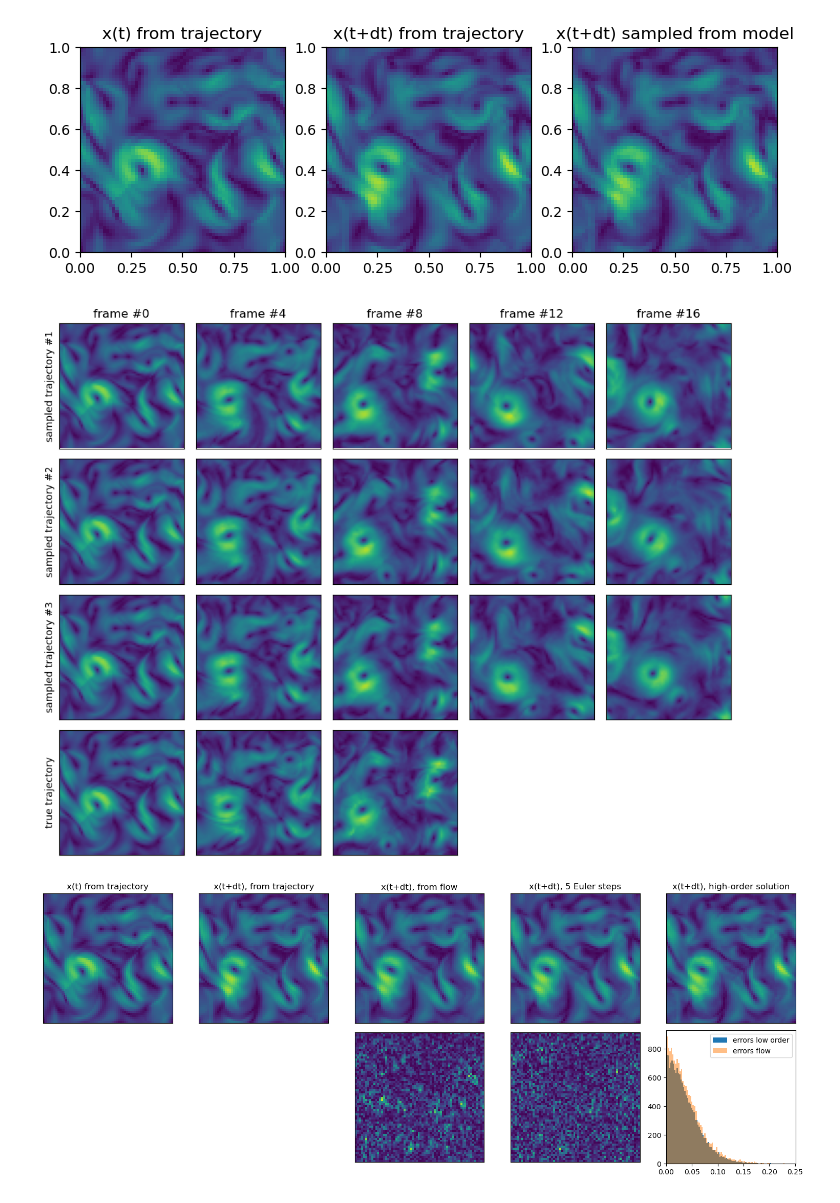
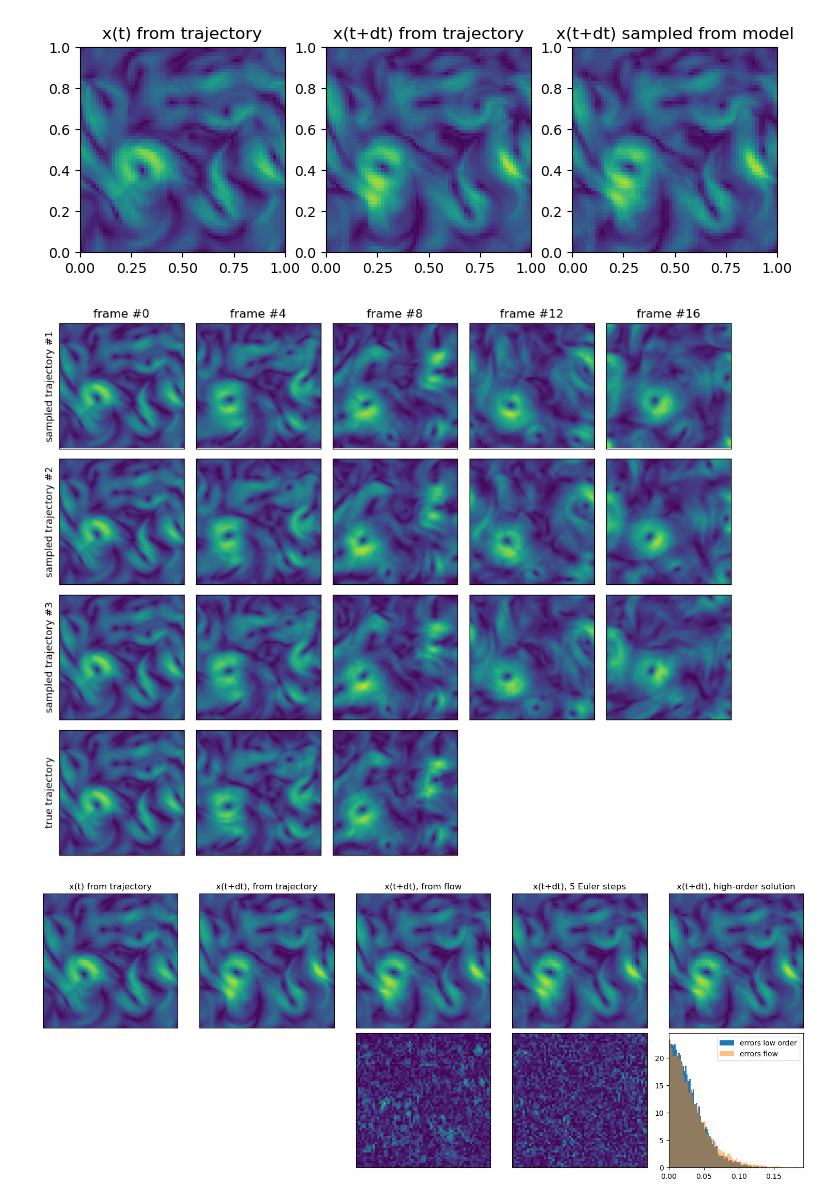
Before and after one commit to graps1/flow-matching-for-time-series, a Jupyter notebook: src/fmfts/experiments/ns2d/visualization.ipynb, the cells around one changed output. Saved outputs shown, nothing was run; the diff lists cells and outputs as text; code cells hidden in the pictures.

Commit message:
single step model for NS2d

```diff
--- a/src/fmfts/experiments/ns2d/visualization.ipynb
+++ b/src/fmfts/experiments/ns2d/visualization.ipynb
@@ -2,8 +2,7 @@
 import torch
 import train_script as ts
 import matplotlib.pyplot as plt
-from fmfts.experiments.ns2d.models import VelocityModelNS2D
-from fmfts.experiments.ns2d.models import FlowModelNS2D
+from fmfts.experiments.ns2d.models import VelocityModelNS2D, FlowModelNS2D, SingleStepModelNS2D
 from fmfts.dataloader.ns2d import DatasetNS2D
 
 torch.set_grad_enabled(False)
@@ -13,6 +12,8 @@ velocity = VelocityModelNS2D(features = ts.features_velocity)
 velocity.load_state_dict(torch.load("trained_models/model_velocity.pt", weights_only=True))
 flow = FlowModelNS2D(velocity_model = velocity, features = ts.features_flow)
 flow.load_state_dict(torch.load("trained_models/model_flow.pt", weights_only=True))
+single_step = SingleStepModelNS2D(velocity_model = velocity, features = ts.features_single_step)
+single_step.load_state_dict(torch.load("trained_models/model_single_step.pt", weights_only=True))
 dataset_test = DatasetNS2D(mode = "test")
 # %%
 # demonstrates how one can predict a single sample
@@ -40,8 +41,9 @@ y = dataset_test.get(0, 0, sequence_len=10)
 xs = torch.empty(n_predictions, n_trajectories, *y.shape[1:])
 xs[0,:] = y[0].clone()
 for k in range(n_predictions-1):
-    # xs[k+1] = velocity.sample(xs[k], steps=2, method="euler")
-    xs[k+1] = flow.sample(xs[k], steps=1)
+    # xs[k+1] = velocity.sample(xs[k], steps=10, method="midpoint")
+    # xs[k+1] = flow.sample(xs[k], steps=1)
+    xs[k+1] = single_step.sample(xs[k])
 
 # plotting
 n_plots   = 5
@@ -70,47 +72,48 @@ ax[-1, 0].set_ylabel("true trajectory")
 plt.tight_layout()
 plt.show()
 # %% [output]
-[figure, old version]
+[figure, new version]
 # %%
 # demonstrates how one can predict a single sample
 y = dataset_test.get(0, 0, sequence_len=1)
 x = dataset_test.get(0, 1, sequence_len=1)
 x0 = flow.p0.sample(y.shape).to("cuda")
-x_pred_f = flow.sample(y, steps=1, x0=x0)
-x_pred_v_lo = flow.v.sample(y, steps=5 , x0=x0, method="euler")
-x_pred_v_ho = flow.v.sample(y, steps=50, x0=x0, method="midpoint")
+# x_pred_f = flow.sample(y, steps=2, x0=x0)
+x_pred_f = single_step.sample(y, x0=x0)
+x_pred_v_lo = flow.v.sample(y, steps= 7, x0=x0, method="euler")
+x_pred_v_ho = flow.v.sample(y, steps=50, x0=x0, method="rk4")
 
 fig, ax = plt.subplots(2, 5, figsize=(3*5, 3*2))
 dataset_test.plot(y, ax[0,0])
 dataset_test.plot(x, ax[0,1])
 dataset_test.plot(x_pred_f, ax[0,2])
 dataset_test.plot(x_pred_v_lo, ax[0,3])
 dataset_test.plot(x_pred_v_ho, ax[0,4])
 
 error_flow  = (x_pred_f - x_pred_v_ho).abs().mean(dim=0)
 error_lo = (x_pred_v_lo - x_pred_v_ho).abs().mean(dim=0)
 ax[1,2].imshow( error_flow[0].cpu().numpy(), vmin=0, vmax=0.2 )
 ax[1,3].imshow( error_lo[0].cpu().numpy(), vmin=0, vmax=0.2 )
-ax[1,4].hist( error_lo.flatten().cpu().numpy(),   bins=100, alpha=1.0, label="errors low order" )
-ax[1,4].hist( error_flow.flatten().cpu().numpy(), bins=100, alpha=0.5, label="errors flow" )
+ax[1,4].hist( error_lo.flatten().cpu().numpy(),   bins=100, alpha=1.0, label="errors low order", density=True )
+ax[1,4].hist( error_flow.flatten().cpu().numpy(), bins=100, alpha=0.5, label="errors flow",      density=True )
 ax[1,4].legend()
 ax[1,4].set_xlim([0, error_lo.max().cpu().numpy()])
 
 ax[1,0].remove()
 ax[1,1].remove()
 ax[0,0].set_title("x(t) from trajectory")
 ax[0,1].set_title("x(t+dt), from trajectory")
 ax[0,2].set_title("x(t+dt), from flow")
 ax[0,3].set_title("x(t+dt), 5 Euler steps")
 ax[0,4].set_title("x(t+dt), high-order solution")
 for i in range(4):
     for j in range(2):
         ax[j,i].set_xticks([])
         ax[j,i].set_yticks([])
 ax[0,4].set_xticks([])
 ax[0,4].set_yticks([])
 
 plt.tight_layout()
 plt.show()
 # %% [output]
-[figure, old version]
+[figure, new version]
```
Also changed, not shown: 6 other files.
